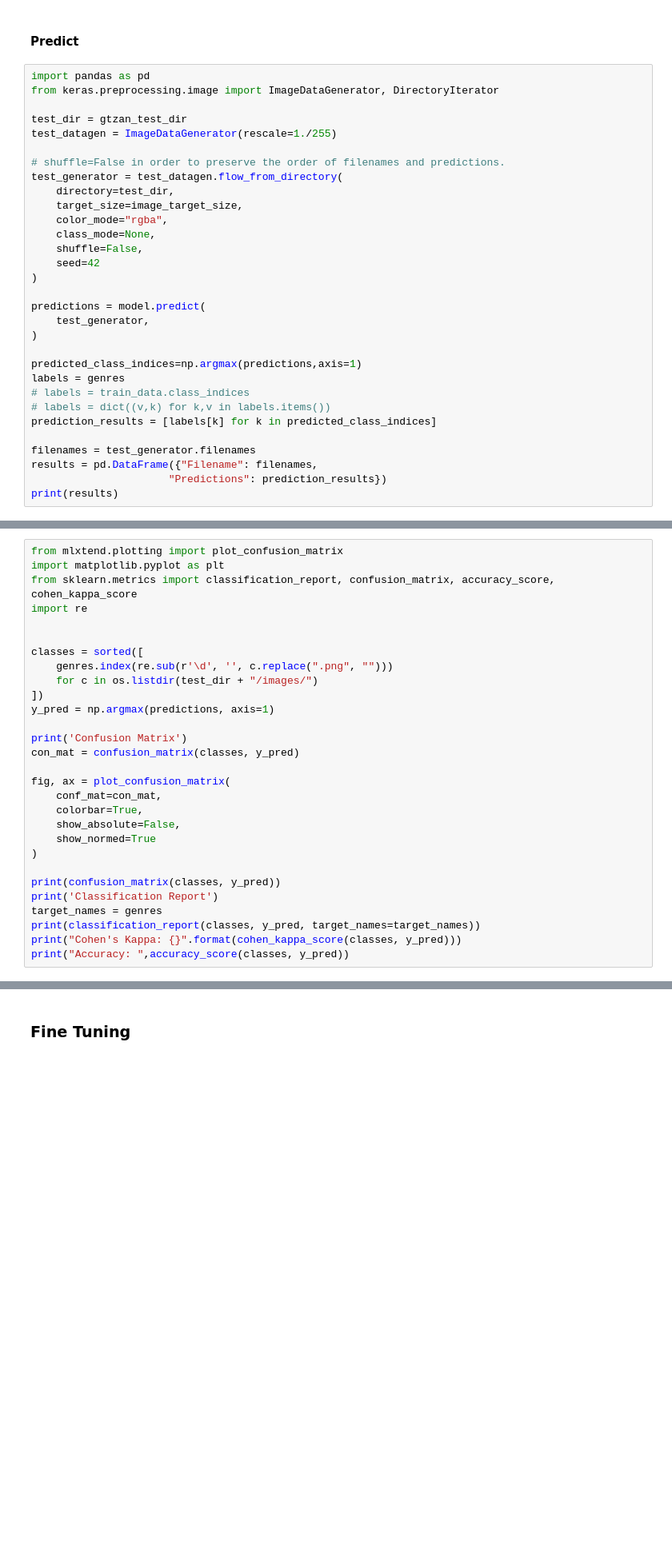
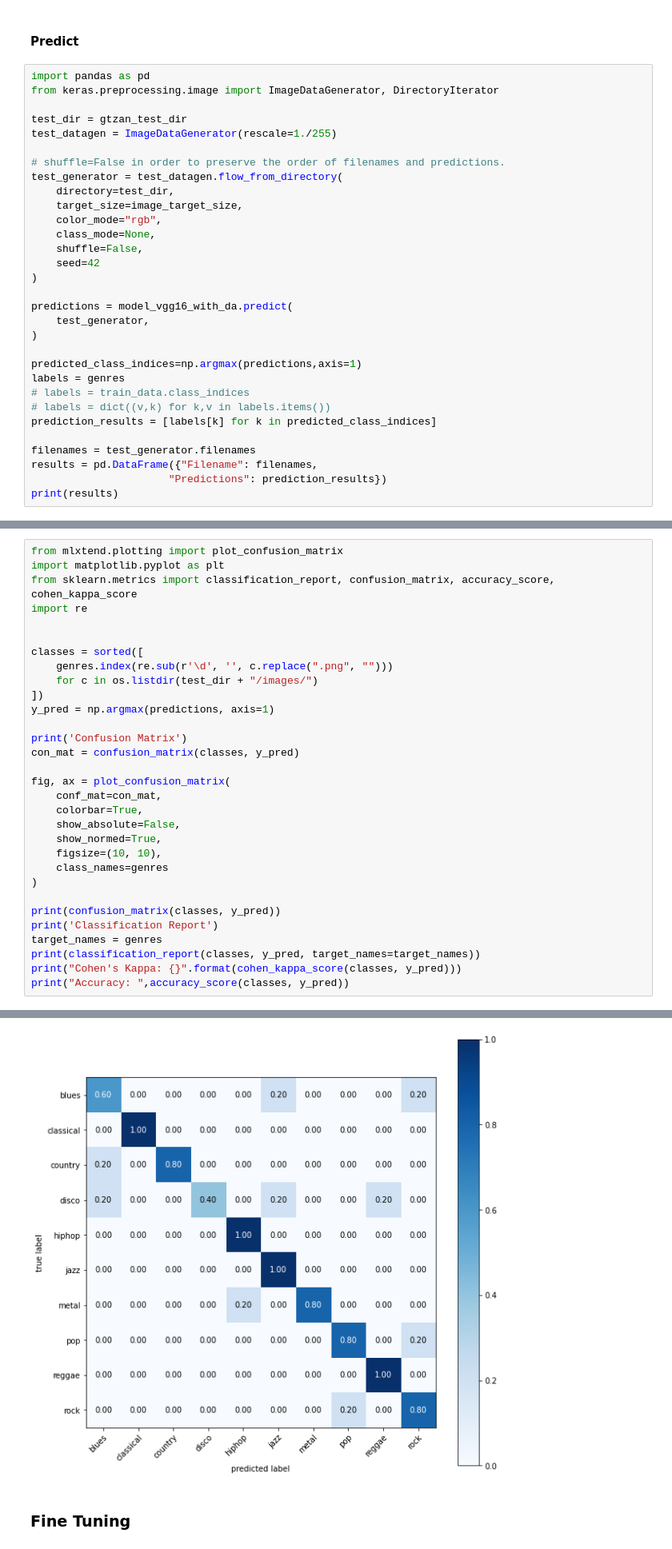
Before and after one commit to michalgorul/classification-of-musical-genres, a Jupyter notebook: GTZAN_MG.ipynb, the cells around one changed output, grey strips where cells are left out. Shown at 80% size. Drawn from its saved outputs; the diff is of its cells as text; blank space fills up the shorter version.

```diff
--- a/GTZAN_MG.ipynb
+++ b/GTZAN_MG.ipynb
@@ -1308,13 +1341,13 @@ test_datagen = ImageDataGenerator(rescale=1./255)
 test_generator = test_datagen.flow_from_directory(
     directory=test_dir,
     target_size=image_target_size,
-    color_mode="rgba",
+    color_mode="rgb",
     class_mode=None,
     shuffle=False,
     seed=42
 )
 
-predictions = model.predict(
+predictions = model_vgg16_with_da.predict(
     test_generator,
 )
 
@@ -1348,7 +1399,9 @@ fig, ax = plot_confusion_matrix(
     conf_mat=con_mat,
     colorbar=True,
     show_absolute=False,
-    show_normed=True
+    show_normed=True,
+    figsize=(10, 10),
+    class_names=genres
 )
 
 print(confusion_matrix(classes, y_pred))
@@ -1357,3 +1410,4 @@ target_names = genres
 print(classification_report(classes, y_pred, target_names=target_names))
 print("Cohen's Kappa: {}".format(cohen_kappa_score(classes, y_pred)))
 print("Accuracy: ",accuracy_score(classes, y_pred))
+# %% [output]
@@ -1360,3 +1431,4 @@ print("Accuracy: ",accuracy_score(classes, y_pred))
+[figure, added]
 # %% [markdown]
 ### Fine Tuning
 # %% [markdown]
```
Also changed, not shown: parts of 21 cells of this notebook.
